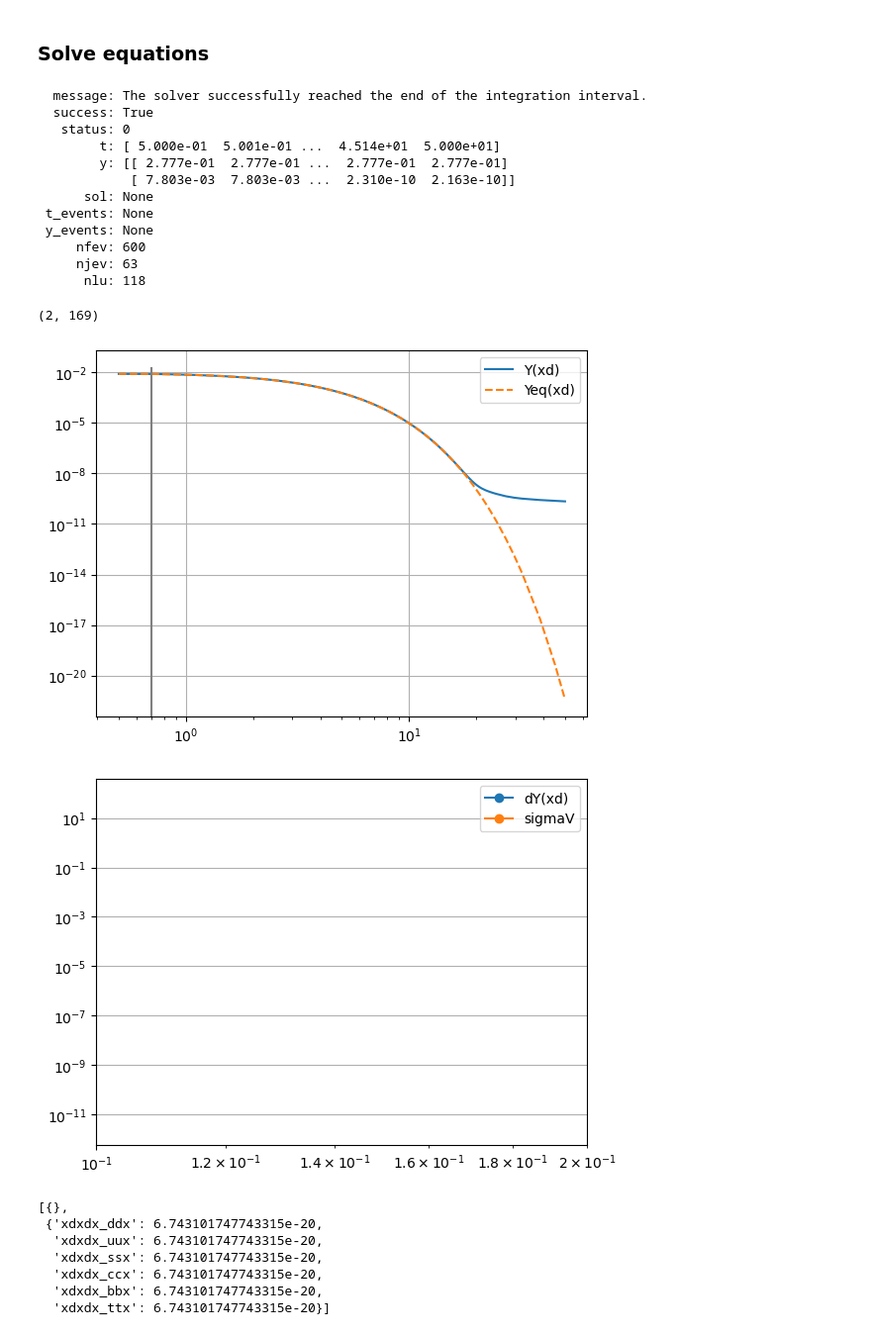
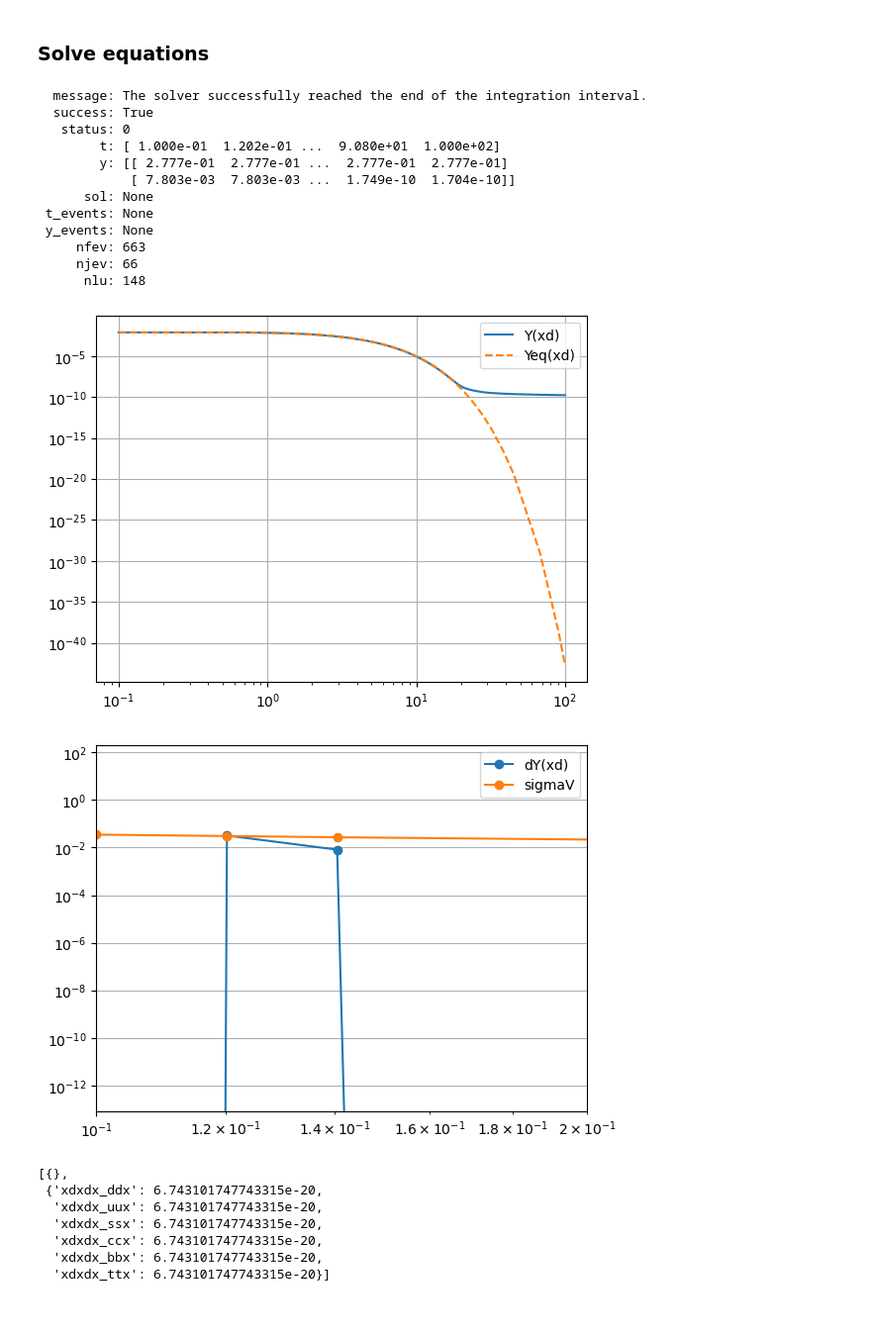
Before and after one commit to gabrielaalevi/DarkCalc, a Jupyter notebook: testSolver_FO.ipynb, the cells around one changed output. Shown: that part at 99% size. Cells and saved outputs as stored; diff of their text form; code cells hidden in the pictures.

```diff
--- a/testSolver_FO.ipynb
+++ b/testSolver_FO.ipynb
@@ -52,7 +52,7 @@ if 'initialConditions' in pars:
             continue # Already set
 # %%
 # Initial conditions
-x0, xf = 0.5,50.0
+x0, xf = 0.1,100.0
 setLogLevel('info')
 # %% [markdown]
 ### Check terms in initial conditions
@@ -125,39 +125,34 @@ sol
   message: The solver successfully reached the end of the integration interval.
   success: True
    status: 0
-        t: [ 5.000e-01  5.001e-01 ...  4.514e+01  5.000e+01]
+        t: [ 1.000e-01  1.202e-01 ...  9.080e+01  1.000e+02]
         y: [[ 2.777e-01  2.777e-01 ...  2.777e-01  2.777e-01]
-            [ 7.803e-03  7.803e-03 ...  2.310e-10  2.163e-10]]
+            [ 7.803e-03  7.803e-03 ...  1.749e-10  1.704e-10]]
       sol: None
  t_events: None
  y_events: None
-     nfev: 600
-     njev: 63
-      nlu: 118
+     nfev: 663
+     njev: 66
+      nlu: 148
-# %%
-sol.y.shape
-# Yf_sol.shape
-# %% [output]
-(2, 169)
 # %%
 Tvals = mDM/sol.t
 for comp in compDict.values():
     if comp.ID == 0: continue
     plt.plot(sol.t,sol.y[comp.ID,:],label=f'Y({comp.label})')
     # plt.plot(xvals,Yf_sol[comp.ID,:],label=f'Y({comp.label})', marker='o')
     Yeq = [comp.Yeq(t) for t in Tvals]
     plt.plot(sol.t,Yeq,label=f'Yeq({comp.label})', linestyle='dashed')
-plt.vlines(x=0.7,ymin=-0.01,ymax=0.02,colors='gray')
+
 plt.legend()
 plt.yscale('log')
 plt.xscale('log')
 # plt.ylim(1e-10,1e-1)
 # plt.ylim(1e-4,10)
 plt.grid()
 # plt.title(r'$Y_{f} = $%1.3e (from dYdx), %1.3e (from dGdx)' %(Y_sol0[-1][0],Y_sol[-1][0]))
 plt.show()
 # %% [output]
-[figure, old version]
+[figure, new version]
 # %%
 sigmaV = np.array([sum([process.sigmaV(t) for process in model.collisionProcesses]) for t in Tvals])
 sigmaV = 1e-2*sigmaV/np.mean(sigmaV)
@@ -180,7 +175,7 @@ plt.grid()
 # plt.title(r'$Y_{f} = $%1.3e (from dYdx), %1.3e (from dGdx)' %(Y_sol0[-1][0],Y_sol[-1][0]))
 plt.show()
 # %% [output]
-[figure, old version]
+[figure, new version]
 # %%
 xv =  0.5581856186818792
 yv = [2.780e-01,7.80e-03]
```
Also changed, not shown: parts of 6 cells of this notebook, 3 other files.
